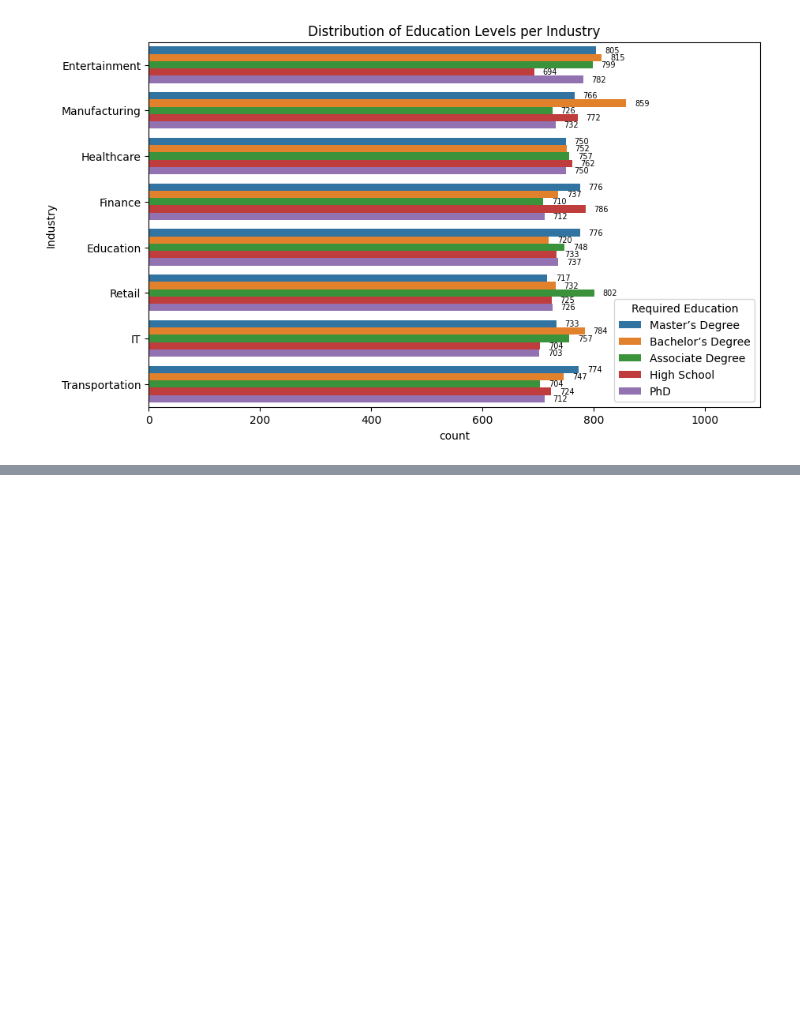
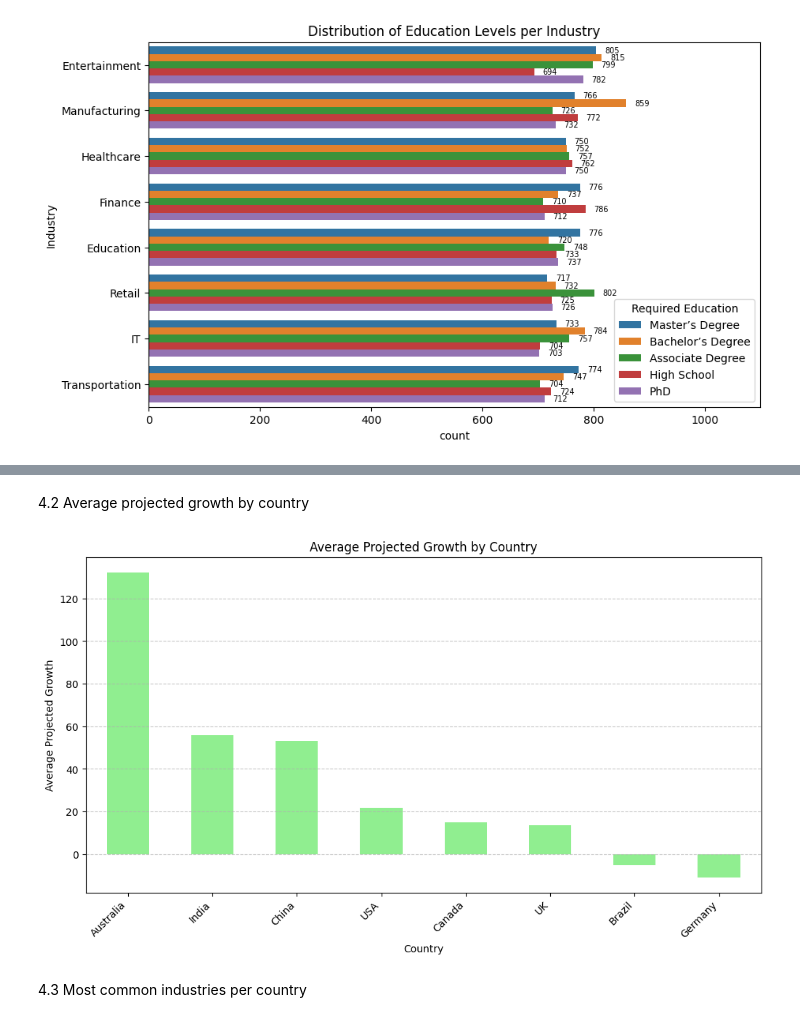
Before and after one commit to RaccoonWithAPeanutButterJar/ItDS2025-Project, a Jupyter notebook: Exploratory_analysis.ipynb, the cells around one changed output, grey strips where cells are left out. Cells and saved outputs as stored; diff of their text form; code cells hidden in the pictures; blank space fills up the shorter version.

```diff
--- a/Exploratory_analysis.ipynb
+++ b/Exploratory_analysis.ipynb
@@ -284,0 +308,18 @@ print(salary_by_job)
+# %% [markdown]
+4.2 Average projected growth by country
+# %%
+data["Projected Growth"] = data["Projected Openings (2030)"] - data["Job Openings (2024)"]
+country_growth = data.groupby("Location")["Projected Growth"].mean().sort_values(ascending=False)
+
+plt.figure(figsize=(12,6))
+country_growth.plot(kind="bar", color="lightgreen")
+plt.xlabel("Country")
+plt.ylabel("Average Projected Growth")
+plt.title("Average Projected Growth by Country")
+plt.xticks(rotation=45, ha="right")
+plt.grid(axis="y", linestyle="--", alpha=0.7)
+plt.show()
+# %% [output]
+[figure, added]
+# %% [markdown]
+4.3 Most common industries per country
```
Also changed, not shown: parts of 18 cells of this notebook.
